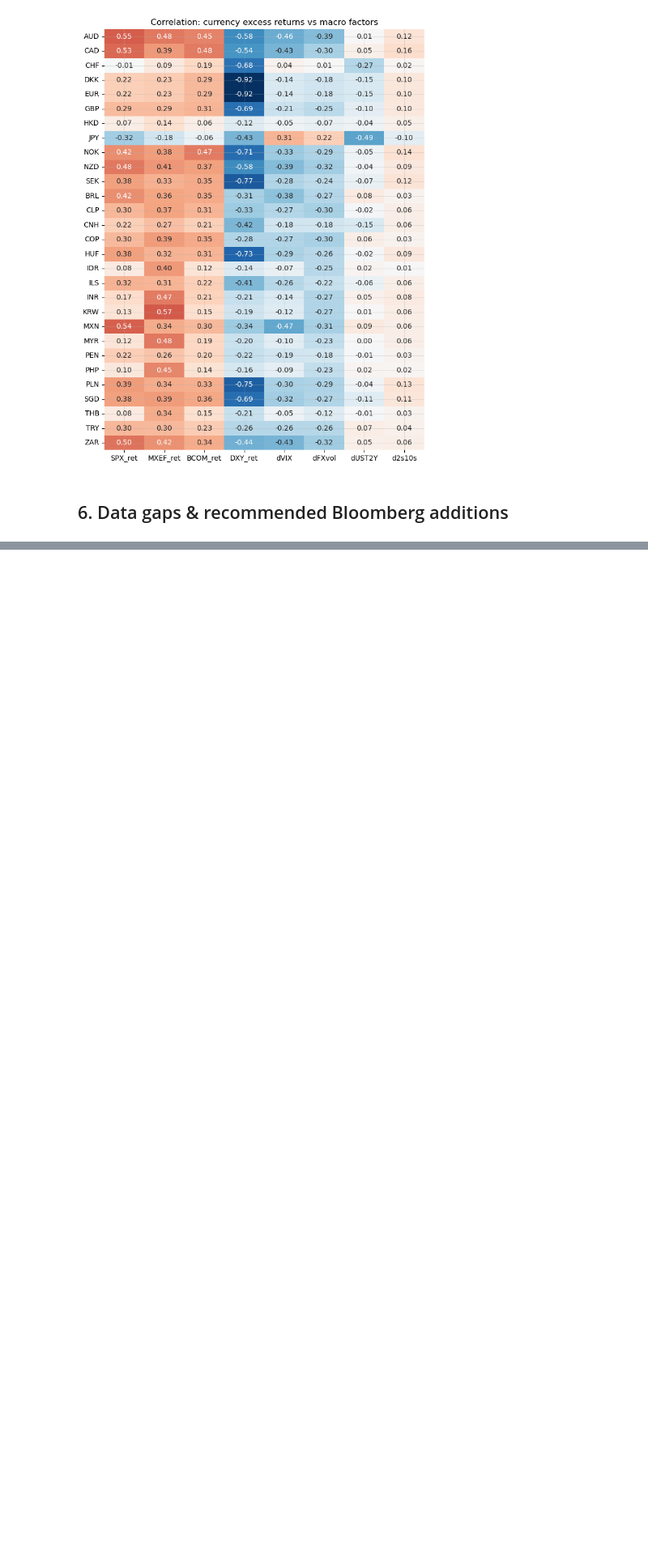
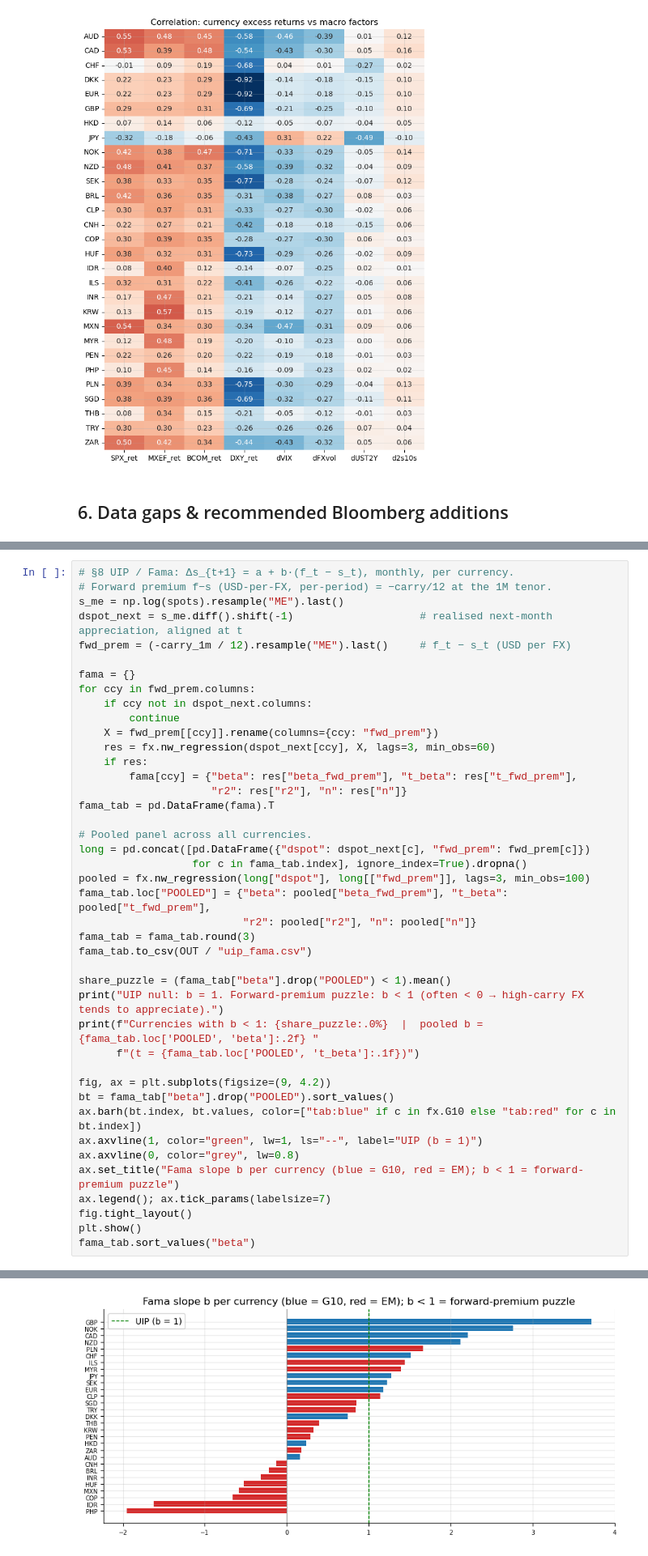
Before and after one commit to theoyuanlee/FX_Carry_26_Summer_PL, a Jupyter notebook: cesare/data_visualization.ipynb, the cells around one changed output, grey strips where cells are left out. Shown at 81% size. Drawn from its saved outputs; the diff is of its cells as text; blank space fills up the shorter version.

```diff
--- a/cesare/data_visualization.ipynb
+++ b/cesare/data_visualization.ipynb
@@ -452,0 +539,43 @@ Also note: **no Excel files exist in the repo** — the non-parquet data is the
+# %%
+# §8 UIP / Fama: Δs_{t+1} = a + b·(f_t − s_t), monthly, per currency.
+# Forward premium f−s (USD-per-FX, per-period) = −carry/12 at the 1M tenor.
+s_me = np.log(spots).resample("ME").last()
+dspot_next = s_me.diff().shift(-1)                    # realised next-month appreciation, aligned at t
+fwd_prem = (-carry_1m / 12).resample("ME").last()     # f_t − s_t (USD per FX)
+
+fama = {}
+for ccy in fwd_prem.columns:
+    if ccy not in dspot_next.columns:
+        continue
+    X = fwd_prem[[ccy]].rename(columns={ccy: "fwd_prem"})
+    res = fx.nw_regression(dspot_next[ccy], X, lags=3, min_obs=60)
+    if res:
+        fama[ccy] = {"beta": res["beta_fwd_prem"], "t_beta": res["t_fwd_prem"],
+                     "r2": res["r2"], "n": res["n"]}
+fama_tab = pd.DataFrame(fama).T
+
+# Pooled panel across all currencies.
+long = pd.concat([pd.DataFrame({"dspot": dspot_next[c], "fwd_prem": fwd_prem[c]})
+                  for c in fama_tab.index], ignore_index=True).dropna()
+pooled = fx.nw_regression(long["dspot"], long[["fwd_prem"]], lags=3, min_obs=100)
+fama_tab.loc["POOLED"] = {"beta": pooled["beta_fwd_prem"], "t_beta": pooled["t_fwd_prem"],
+                          "r2": pooled["r2"], "n": pooled["n"]}
+fama_tab = fama_tab.round(3)
+fama_tab.to_csv(OUT / "uip_fama.csv")
+
+share_puzzle = (fama_tab["beta"].drop("POOLED") < 1).mean()
+print("UIP null: b = 1. Forward-premium puzzle: b < 1 (often < 0 → high-carry FX tends to appreciate).")
+print(f"Currencies with b < 1: {share_puzzle:.0%}  |  pooled b = {fama_tab.loc['POOLED', 'beta']:.2f} "
+      f"(t = {fama_tab.loc['POOLED', 't_beta']:.1f})")
+
+fig, ax = plt.subplots(figsize=(9, 4.2))
+bt = fama_tab["beta"].drop("POOLED").sort_values()
+ax.barh(bt.index, bt.values, color=["tab:blue" if c in fx.G10 else "tab:red" for c in bt.index])
+ax.axvline(1, color="green", lw=1, ls="--", label="UIP (b = 1)")
+ax.axvline(0, color="grey", lw=0.8)
+ax.set_title("Fama slope b per currency (blue = G10, red = EM); b < 1 = forward-premium puzzle")
+ax.legend(); ax.tick_params(labelsize=7)
+fig.tight_layout()
+plt.show()
+fama_tab.sort_values("beta")
+# %% [output]
@@ -452,0 +584 @@ Also note: **no Excel files exist in the repo** — the non-parquet data is the
+[figure, added]
```
Also changed, not shown: parts of 10 cells of this notebook, 15 other files.
